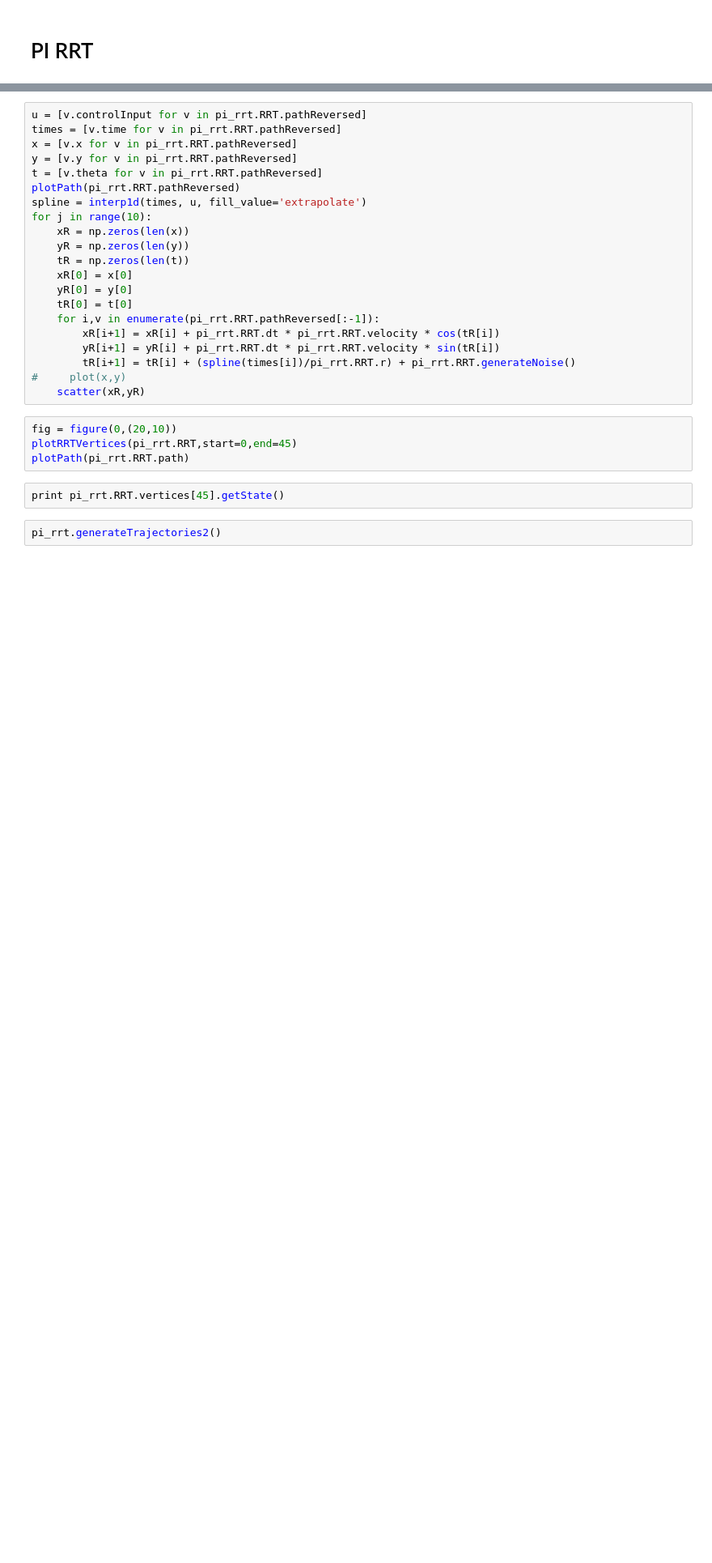
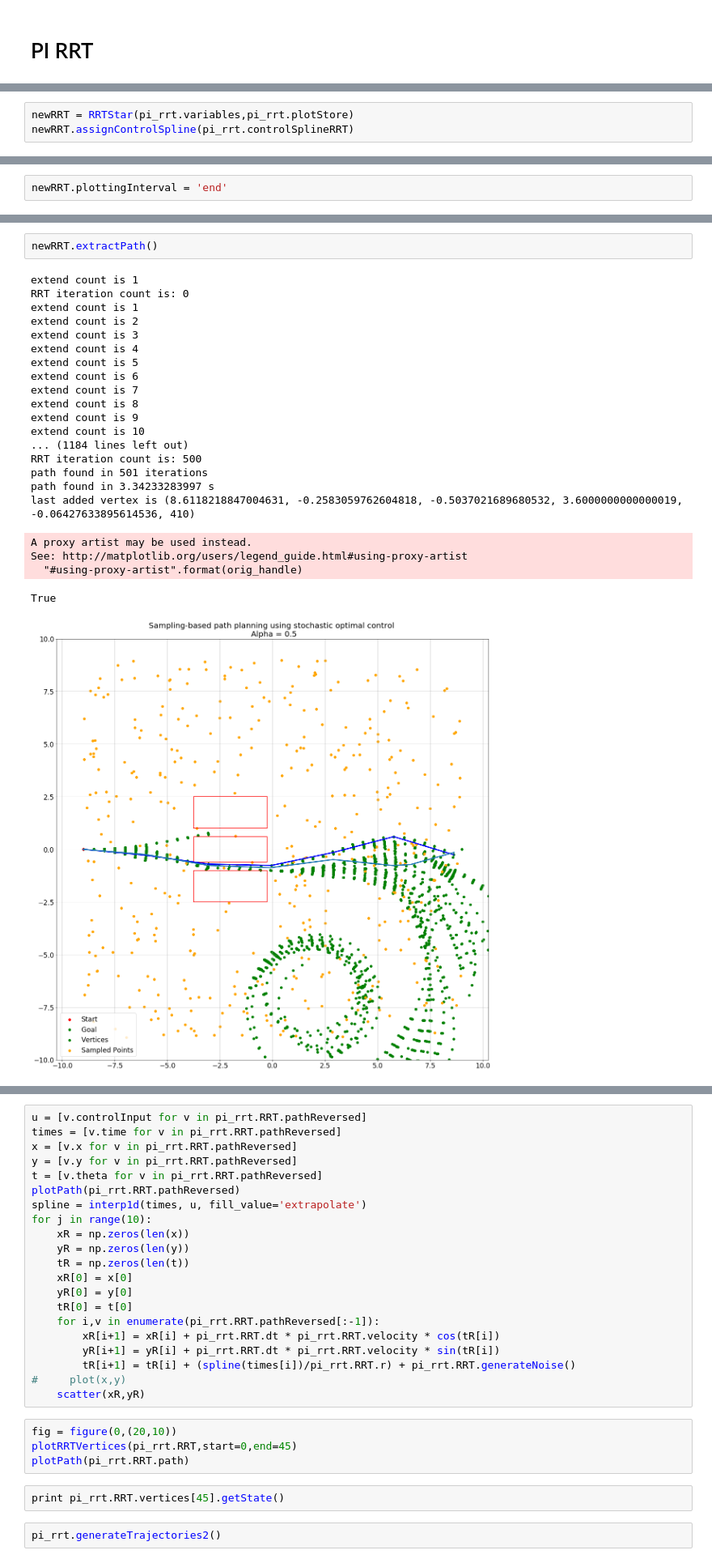
Before and after one commit to ankitkaushik/StochasticOptimalControl, a Jupyter notebook: PI_RRT.ipynb, the cells around one changed output, grey strips where cells are left out. Shown: that part at 81% size. Drawn from its saved outputs; the diff is of its cells as text; blank space fills up the shorter version.

```diff
--- a/PI_RRT.ipynb
+++ b/PI_RRT.ipynb
@@ -42,0 +157,3 @@ pi_rrt.runRRT()
+# %%
+newRRT = RRTStar(pi_rrt.variables,pi_rrt.plotStore)
+newRRT.assignControlSpline(pi_rrt.controlSplineRRT)
@@ -42,0 +162,2 @@ pi_rrt.runRRT()
+# %%
+newRRT.plottingInterval = 'end'
@@ -42,0 +166,25 @@ pi_rrt.runRRT()
+# %%
+newRRT.extractPath()
+# %% [output]
+extend count is 1
+RRT iteration count is: 0
+extend count is 1
+extend count is 2
+extend count is 3
+extend count is 4
+extend count is 5
+extend count is 6
+extend count is 7
+extend count is 8
+extend count is 9
+extend count is 10
+... (1184 lines left out)
+RRT iteration count is: 500
+path found in 501 iterations
+path found in 3.34233283997 s
+last added vertex is (8.6118218847004631, -0.2583059762604818, -0.5037021689680532, 3.6000000000000019, -0.06427633895614536, 410)
+A proxy artist may be used instead.
+See: http://matplotlib.org/users/legend_guide.html#using-proxy-artist
+  "#using-proxy-artist".format(orig_handle)
+True
+[figure, added]
```
Also changed, not shown: parts of 49 cells of this notebook, 5 other files.
